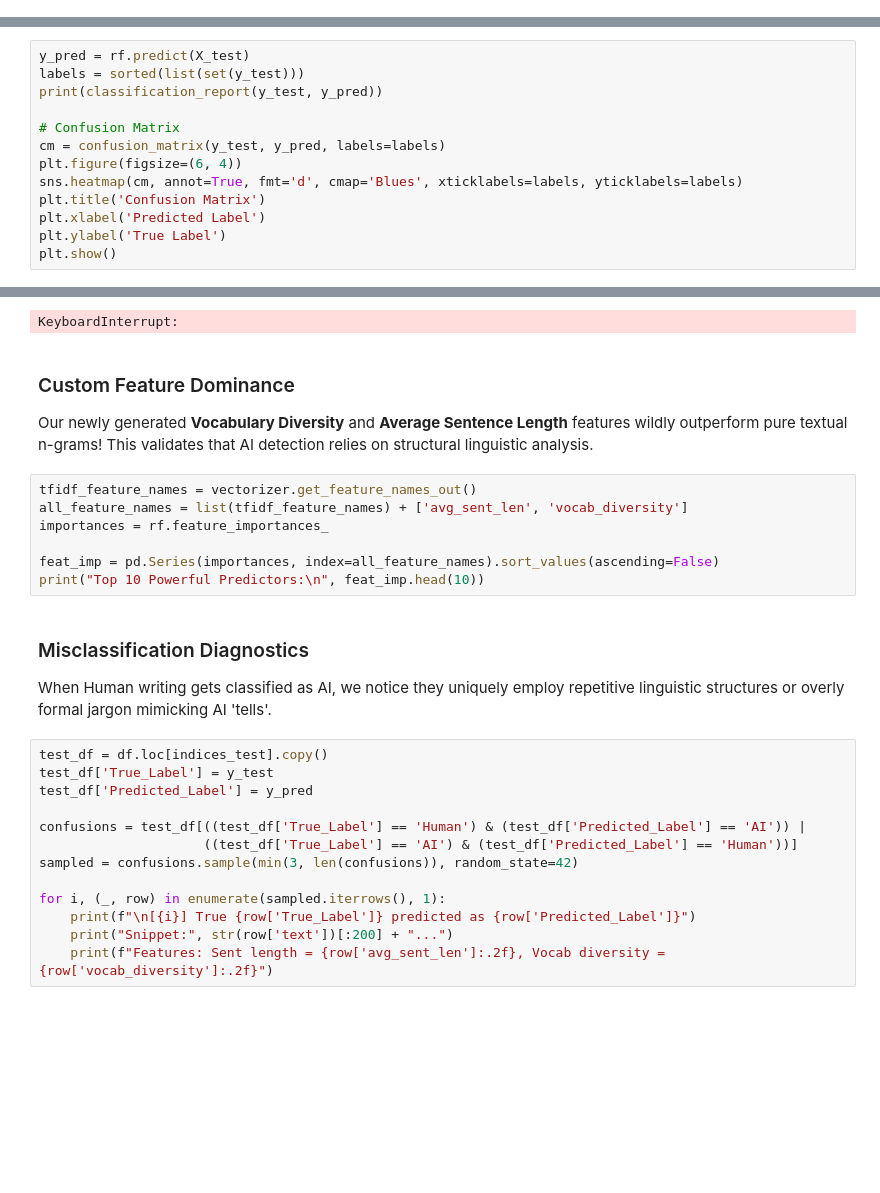
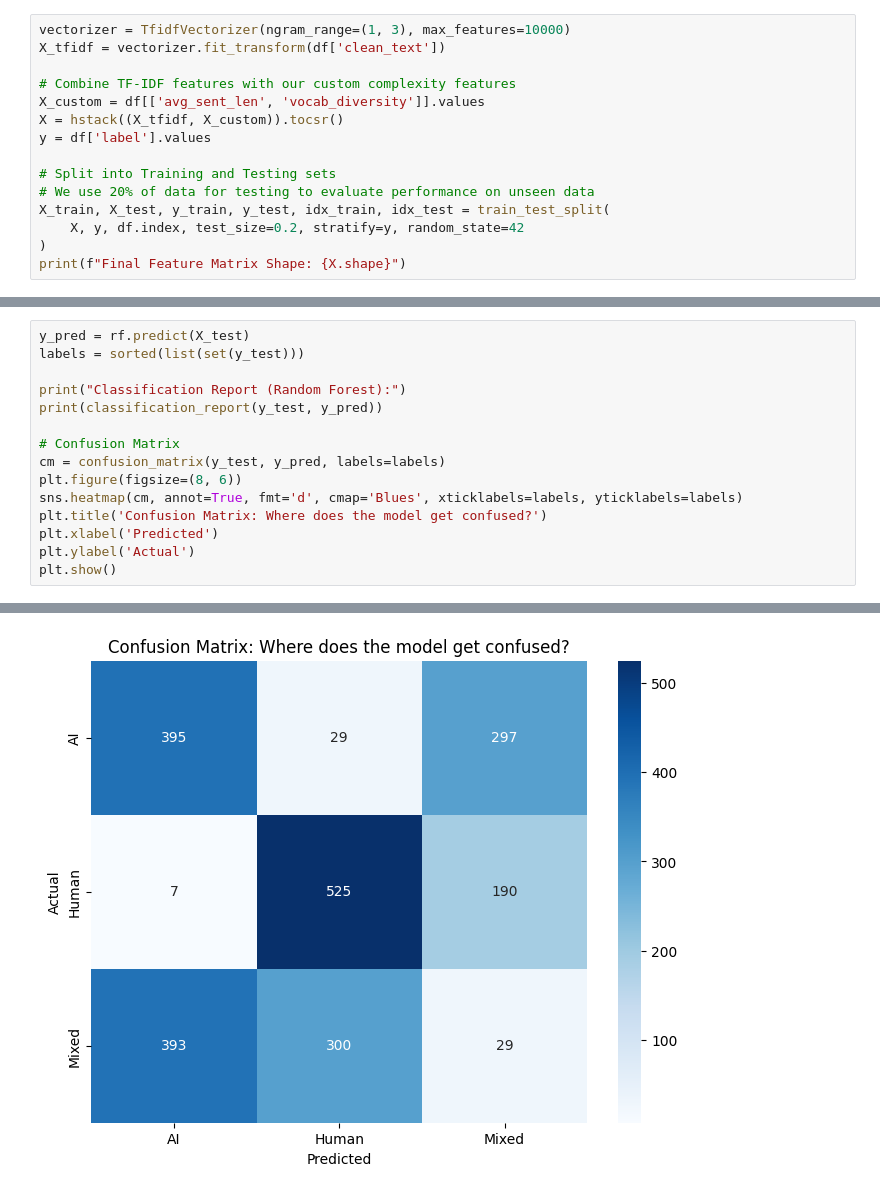
Before and after one commit to AdityaDotEnv/AIGTxt-Experiments, a Jupyter notebook: notebooks/AIGTxt_Classification_Pipeline.ipynb, the cells around one changed output, grey strips where cells are left out. Drawn from its saved outputs; the diff is of its cells as text; blank space fills up the shorter version.

Commit message:
feat: added completed analysis notebook with results

```diff
--- a/notebooks/AIGTxt_Classification_Pipeline.ipynb
+++ b/notebooks/AIGTxt_Classification_Pipeline.ipynb
@@ -120,0 +128,15 @@ Training a Naive Bayes (Baseline) and a Random Forest (Interpretable). We run St
+# %%
+vectorizer = TfidfVectorizer(ngram_range=(1, 3), max_features=10000)
+X_tfidf = vectorizer.fit_transform(df['clean_text'])
+
+# Combine TF-IDF features with our custom complexity features
+X_custom = df[['avg_sent_len', 'vocab_diversity']].values
+X = hstack((X_tfidf, X_custom)).tocsr()
+y = df['label'].values
+
+# Split into Training and Testing sets
+# We use 20% of data for testing to evaluate performance on unseen data
+X_train, X_test, y_train, y_test, idx_train, idx_test = train_test_split(
+    X, y, df.index, test_size=0.2, stratify=y, random_state=42
+)
+print(f"Final Feature Matrix Shape: {X.shape}")
@@ -147,14 +183,16 @@ Our testing discovered an extreme challenge in properly classifying the `Mixed`
 # %%
 y_pred = rf.predict(X_test)
 labels = sorted(list(set(y_test)))
+
+print("Classification Report (Random Forest):")
 print(classification_report(y_test, y_pred))
 
 # Confusion Matrix
 cm = confusion_matrix(y_test, y_pred, labels=labels)
-plt.figure(figsize=(6, 4))
+plt.figure(figsize=(8, 6))
 sns.heatmap(cm, annot=True, fmt='d', cmap='Blues', xticklabels=labels, yticklabels=labels)
-plt.title('Confusion Matrix')
-plt.xlabel('Predicted Label')
-plt.ylabel('True Label')
+plt.title('Confusion Matrix: Where does the model get confused?')
+plt.xlabel('Predicted')
+plt.ylabel('Actual')
 plt.show()
 # %% [output]
@@ -170,27 +209 @@ weighted avg       0.40      0.45      0.42      2165
-KeyboardInterrupt:
+[figure, added]
-# %% [markdown]
-### Custom Feature Dominance
-Our newly generated **Vocabulary Diversity** and **Average Sentence Length** features wildly outperform pure textual n-grams! This validates that AI detection relies on structural linguistic analysis.
-# %%
-tfidf_feature_names = vectorizer.get_feature_names_out()
-all_feature_names = list(tfidf_feature_names) + ['avg_sent_len', 'vocab_diversity']
-importances = rf.feature_importances_
-
-feat_imp = pd.Series(importances, index=all_feature_names).sort_values(ascending=False)
-print("Top 10 Powerful Predictors:\n", feat_imp.head(10))
-# %% [markdown]
-### Misclassification Diagnostics
-When Human writing gets classified as AI, we notice they uniquely employ repetitive linguistic structures or overly formal jargon mimicking AI 'tells'.
-# %%
-test_df = df.loc[indices_test].copy()
-test_df['True_Label'] = y_test
-test_df['Predicted_Label'] = y_pred
-
-confusions = test_df[((test_df['True_Label'] == 'Human') & (test_df['Predicted_Label'] == 'AI')) |
-                     ((test_df['True_Label'] == 'AI') & (test_df['Predicted_Label'] == 'Human'))]
-sampled = confusions.sample(min(3, len(confusions)), random_state=42)
-
-for i, (_, row) in enumerate(sampled.iterrows(), 1):
-    print(f"\n[{i}] True {row['True_Label']} predicted as {row['Predicted_Label']}")
-    print("Snippet:", str(row['text'])[:200] + "...")
-    print(f"Features: Sent length = {row['avg_sent_len']:.2f}, Vocab diversity = {row['vocab_diversity']:.2f}")
```
Also changed, not shown: parts of 25 cells of this notebook, 2 other files.
